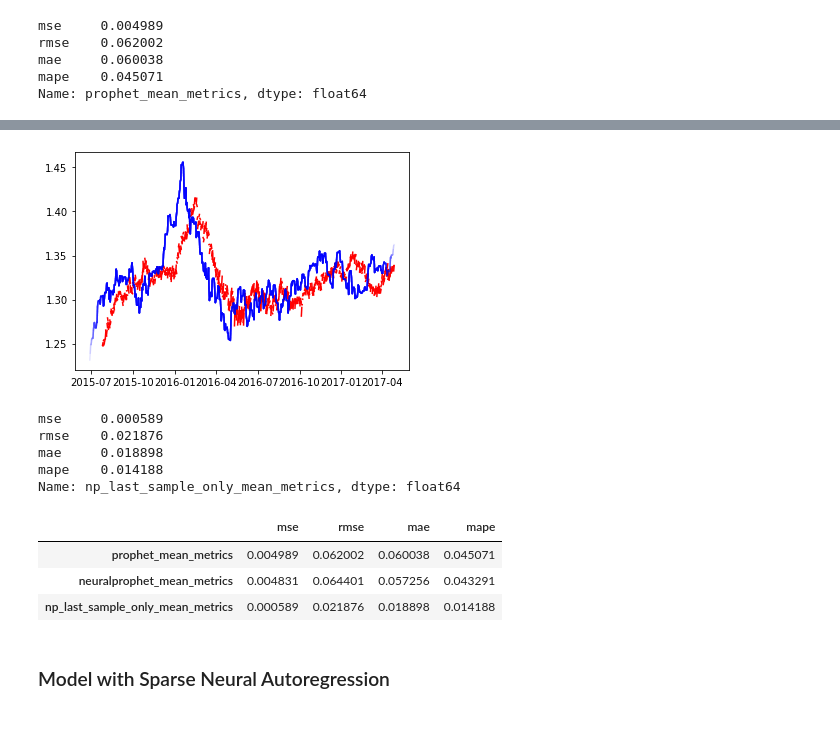
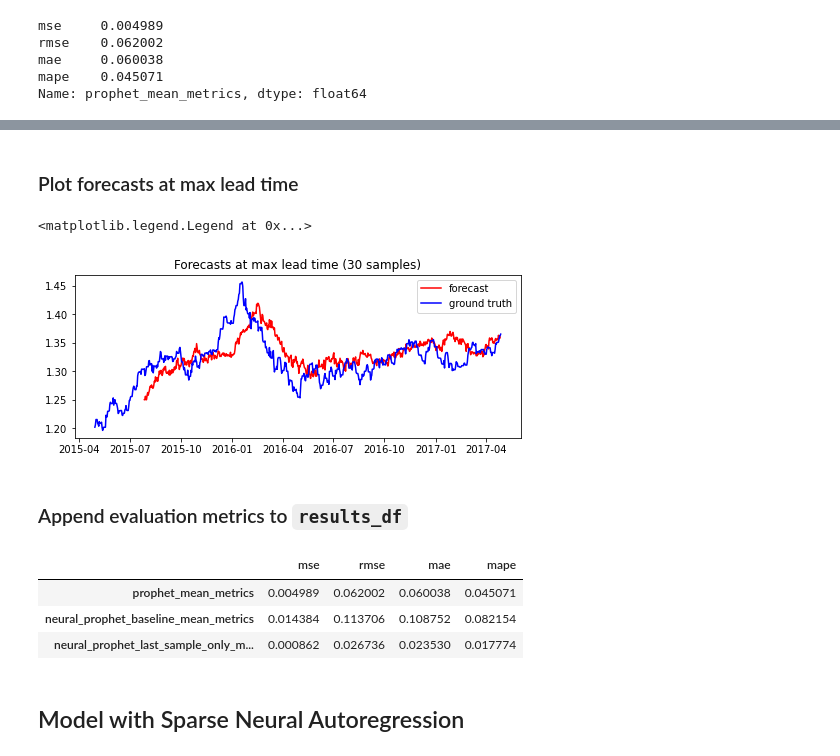
Before and after one commit to VectorInstitute/forecasting-with-dl, a Jupyter notebook: demos/demo1_prophet_neuralprophet_testset.ipynb, the cells around one changed output, grey strips where cells are left out. Saved outputs shown, nothing was run; the diff lists cells and outputs as text; code cells hidden in the pictures; blank space fills up the shorter version.

```diff
--- a/demos/demo1_prophet_neuralprophet_testset.ipynb
+++ b/demos/demo1_prophet_neuralprophet_testset.ipynb
@@ -132,5 +127,6 @@ Note that the `ds` column is already correctly formatted using the Pandas dateti
 # %%
 prophet_model_df = train_df[['date', 'USD_CLOSE']]
 prophet_model_df = train_df.rename({'date':'ds', 'USD_CLOSE':'y'}, axis=1)
+prophet_model_df = prophet_model_df[['ds', 'y']]
 prophet_model_df
 # %% [output]
@@ -379,0 +417,11 @@ np_baseline_error_metrics, fcs = compute_np_error_metrics(forecasts)
+# %%
+fig, ax = plt.subplots(figsize=(8,3))
+
+for i in range(len(forecasts)):
+
+    fc = forecasts[i]
+    gt = test_df.loc[test_df.date.isin(fc.index)]
+
+    ax.plot(fc.index[:], fc[:], alpha=0.1, color='red')
+    ax.plot(gt.date, gt['USD_CLOSE'], alpha=0.1, color='blue')
+plt.title(f"Forecasts at all lead times (1 to {lead_time} samples)")
@@ -382,11 +435,10 @@ np_baseline_error_metrics, fcs = compute_np_error_metrics(forecasts)
 # %%
-fig, ax = plt.subplots()
+max_fcs = [{'date': fc.index[-1:][0], 'yhat':fc[-1:][0]} for fc in forecasts]
+max_fcs = pd.DataFrame(max_fcs)
 
-for i in range(len(forecasts)):
-
-    fc = forecasts[i]
-    gt = test_df.loc[test_df.date.isin(fc.index)]
-
-    ax.plot(fc.index[-2:], fc[-2:], alpha=1.0, color='red')
-    ax.plot(gt.date, gt['USD_CLOSE'], alpha=0.1, color='blue')
+fig, ax = plt.subplots(figsize=(8,3))
+ax.plot(max_fcs.date, max_fcs.yhat, color='red', label='forecast')
+ax.plot(test_df.date, test_df['USD_CLOSE'], color='blue', label='ground truth')
+plt.title(f"Forecasts at max lead time ({lead_time} samples)")
+plt.legend()
 # %% [output]
@@ -464,36 +486,29 @@ np_last_sample_only_error_metrics, fcs = compute_np_error_metrics(forecasts)
+# %% [markdown]
+### Plot forecasts at max lead time
 # %%
-fig, ax = plt.subplots()
+max_fcs = [{'date': fc.index[-1:][0], 'yhat':fc[-1:][0]} for fc in forecasts]
+max_fcs = pd.DataFrame(max_fcs)
 
-for i in range(len(forecasts)):
-
-    fc = forecasts[i]
-    gt = test_df.loc[test_df.date.isin(fc.index)]
-
-    ax.plot(fc.index[-2:], fc[-2:], alpha=1.0, color='red')
-    ax.plot(gt.date, gt['USD_CLOSE'], alpha=0.1, color='blue')
+fig, ax = plt.subplots(figsize=(8,3))
+ax.plot(max_fcs.date, max_fcs.yhat, color='red', label='forecast')
+ax.plot(test_df.date, test_df['USD_CLOSE'], color='blue', label='ground truth')
+plt.title(f"Forecasts at max lead time ({lead_time} samples)")
+plt.legend()
 # %% [output]
+<matplotlib.legend.Legend at 0x...>
-[figure, old version]
+[figure, new version]
+# %% [markdown]
+### Append evaluation metrics to `results_df`
 # %%
-np_last_sample_only_mean_metrics = pd.DataFrame(np_last_sample_only_error_metrics).mean(axis=0).rename('np_last_sample_only_mean_metrics')
-np_last_sample_only_std_metrics = pd.DataFrame(np_last_sample_only_error_metrics).std(axis=0).rename('np_last_sample_only_std_metrics')
-np_last_sample_only_max_metrics = pd.DataFrame(np_last_sample_only_error_metrics).max(axis=0).rename('np_last_sample_only_max_metrics')
-
-np_last_sample_only_mean_metrics
+results_df = results_df.append(compute_error_statistics(np_last_sample_only_error_metrics, 'neural_prophet_last_sample_only')['mean'])
+results_df
 # %% [output]
-mse     0.000589
-rmse    0.021876
-mae     0.018898
-mape    0.014188
-Name: np_last_sample_only_mean_metrics, dtype: float64
+|  | mse | rmse | mae | mape |
+| prophet_mean_metrics | 0.004989 | 0.062002 | 0.060038 | 0.045071 |
+| neural_prophet_baseline_mean_metrics | 0.014384 | 0.113706 | 0.108752 | 0.082154 |
+| neural_prophet_last_sample_only_m... | 0.000862 | 0.026736 | 0.023530 | 0.017774 |
-# %%
-pd.concat((prophet_mean_metrics, np_baseline_mean_metrics, np_last_sample_only_mean_metrics), axis=1).T
-# %% [output]
-|  | mse | rmse | mae | mape |
-| prophet_mean_metrics | 0.004989 | 0.062002 | 0.060038 | 0.045071 |
-| neuralprophet_mean_metrics | 0.004831 | 0.064401 | 0.057256 | 0.043291 |
-| np_last_sample_only_mean_metrics | 0.000589 | 0.021876 | 0.018898 | 0.014188 |
 # %% [markdown]
-### Model with Sparse Neural Autoregression
+## Model with Sparse Neural Autoregression
 # %%
 np_model_sparse_nar = NeuralProphet(n_lags=lag_time,
                                     n_forecasts=lead_time,
```
Also changed, not shown: parts of 51 cells of this notebook, 1 other file.
